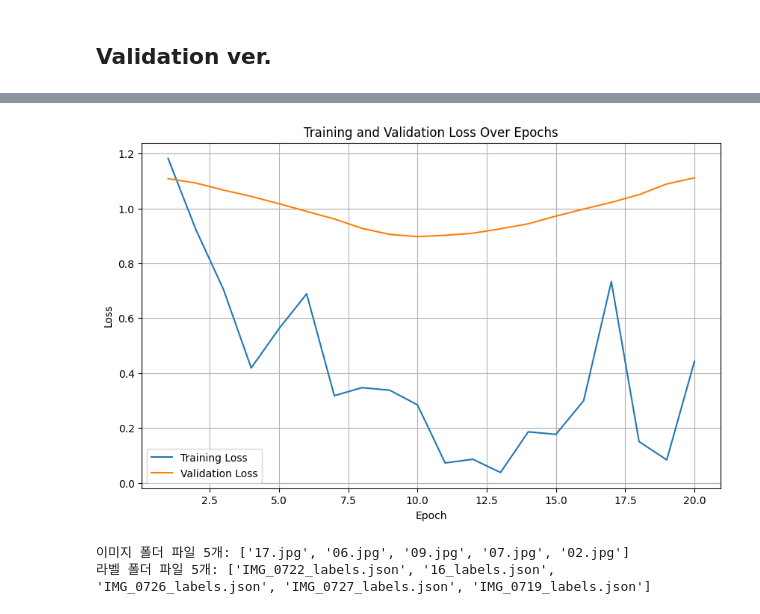
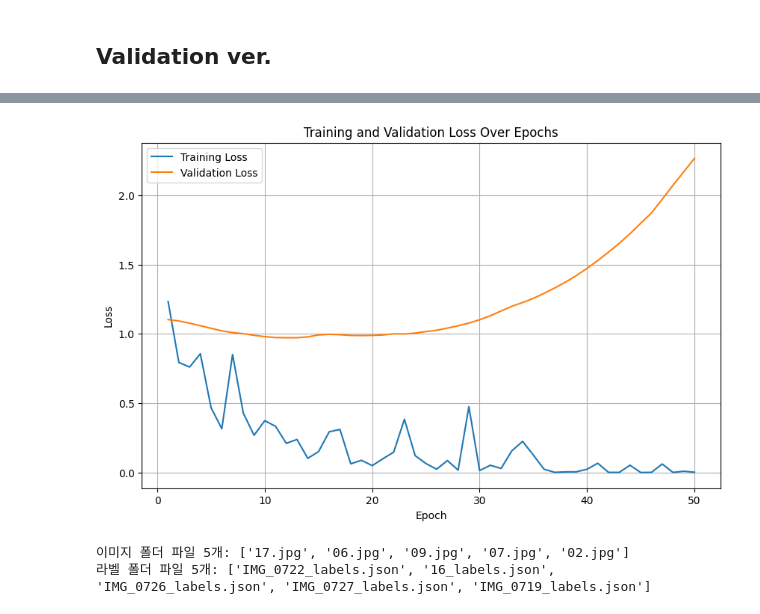
Before and after one commit to CheayeonLee/26-1-Lab-Intern, a Jupyter notebook: CNN_ipynb의_사본.ipynb, the cells around one changed output, grey strips where cells are left out. Saved outputs shown, nothing was run; the diff lists cells and outputs as text; code cells hidden in the pictures.

```diff
--- a/CNN_ipynb의_사본.ipynb
+++ b/CNN_ipynb의_사본.ipynb
@@ -307,7 +307,7 @@ optimizer = torch.optim.Adam(model.parameters(), lr=0.001) # 가중치 업데이
 # 학습 루프
 train_loss_history = []
 val_loss_history = []
-epochs = 20
+epochs = 50
 # 1. train 단계
 # 여기에 코드 작성해주세요
 # [1. Train 단계] - 실력을 키우는 단계
@@ -379,4 +379,4 @@ Epoch 20/20, Training Loss: 0.4427, Validation Loss: 1.1113
-[figure, old version]
+[figure, new version]
 # %%
 import os
 
```
Also changed, not shown: parts of 2 cells of this notebook.
